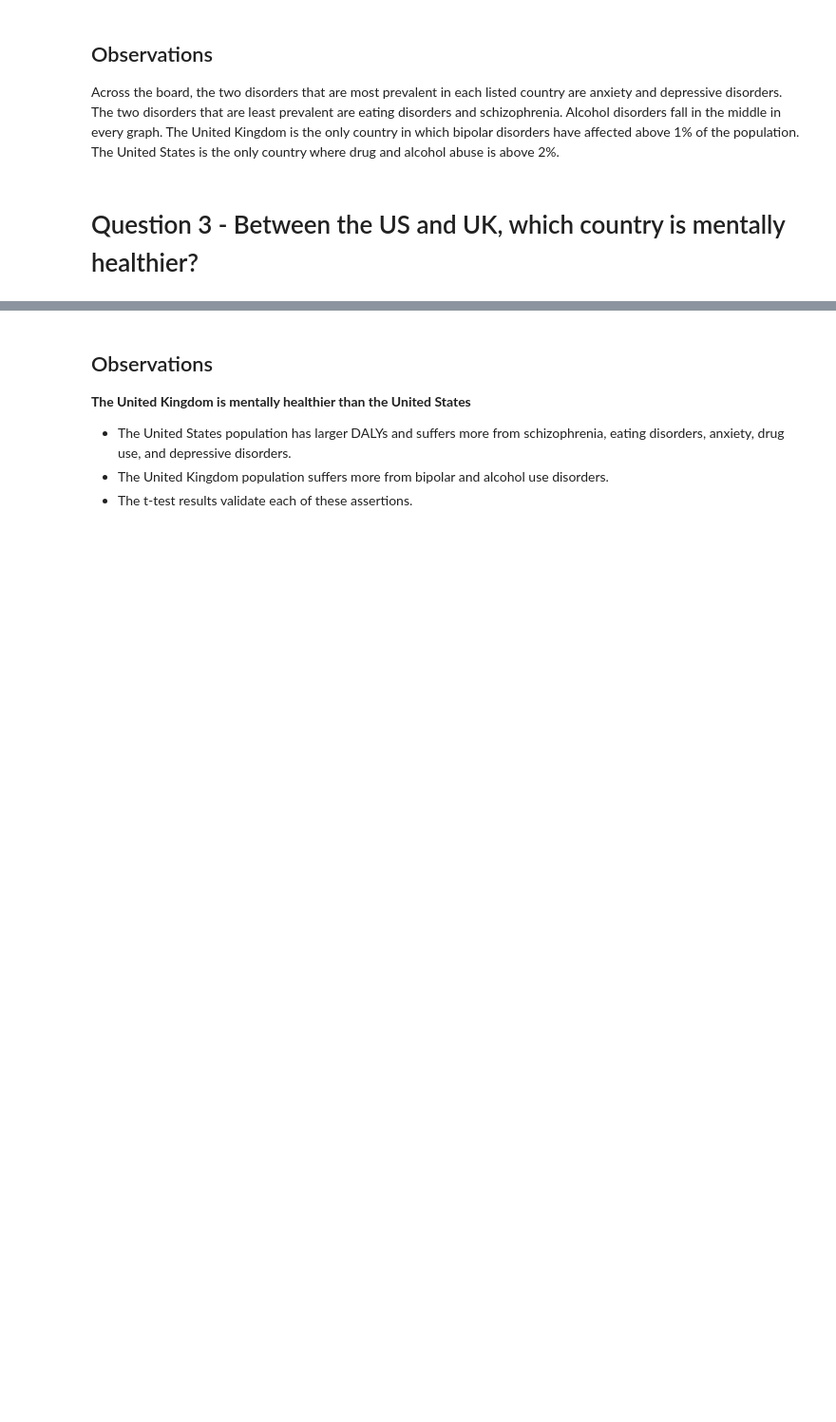
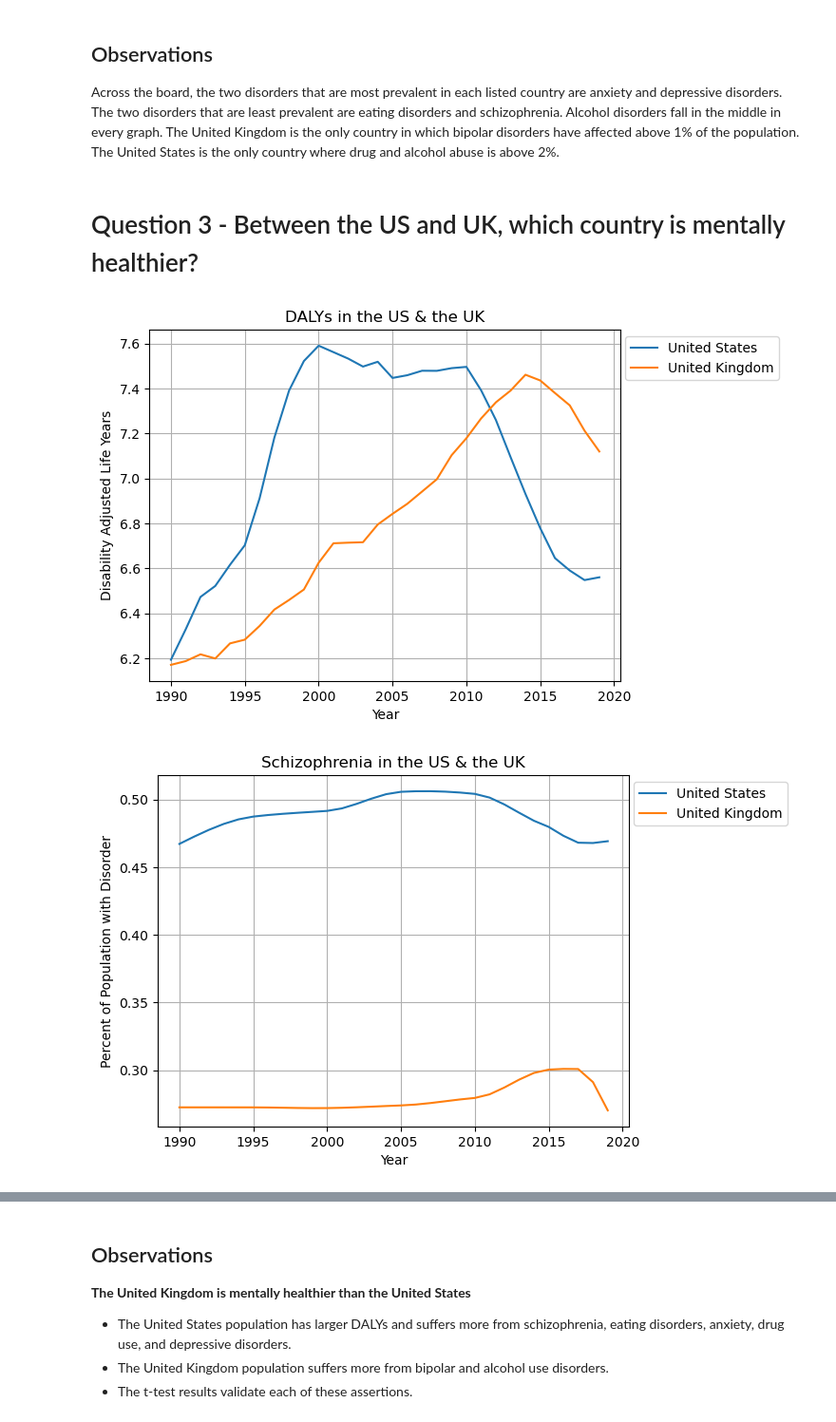
Before and after one commit to rutgers-bootcamp-project-1-team-5/mental_health, a Jupyter notebook: mental_health.ipynb, the cells around one changed output, grey strips where cells are left out. Shown at 95% size. Cells and saved outputs as stored; diff of their text form; code cells hidden in the pictures; blank space fills up the shorter version.

```diff
--- a/mental_health.ipynb
+++ b/mental_health.ipynb
@@ -260,3 +259,33 @@ Across the board, the two disorders that are most prevalent in each listed count
 The United Kingdom is the only country in which bipolar disorders have affected above 1% of the population. The United States is the only country where drug and alcohol abuse is above 2%.
 # %% [markdown]
 # Question 3 - Between the US and UK, which country is mentally healthier?
+# %%
+# Plot comparing DALYs between the US and the UK
+us_df = dalys_df[dalys_df['Entity'] == 'United States']
+uk_df = dalys_df[dalys_df['Entity'] == 'United Kingdom']
+plt.plot(us_df['Year'], us_df['DALYs'])
+plt.plot(uk_df['Year'], uk_df['DALYs'])
+plt.title('DALYs in the US & the UK')
+plt.xlabel('Year')
+plt.ylabel('Disability Adjusted Life Years')
+plt.legend(['United States', 'United Kingdom'], bbox_to_anchor=(1.35, 1))
+plt.grid()
+plt.savefig(Path('media', f"us_uk_dalys.png"), bbox_inches="tight")
+plt.show()
+
+# Plots comparing individual mental illness prevalence between the US and the UK
+us_df = disease_df[disease_df['Entity'] == 'United States']
+uk_df = disease_df[disease_df['Entity'] == 'United Kingdom']
+for d in diseases:
+    plt.plot(us_df['Year'], us_df[d])
+    plt.plot(uk_df['Year'], uk_df[d])
+    plt.title(f'{d} in the US & the UK')
+    plt.xlabel('Year')
+    plt.ylabel('Percent of Population with Disorder')
+    plt.legend(['United States', 'United Kingdom'], bbox_to_anchor=(1.35, 1))
+    plt.grid()
+    plt.savefig(Path('media', f"us_uk_{d}.png"), bbox_inches="tight")
+    plt.show()
+# %% [output]
+[figure, added]
+[figure, added]
```
Also changed, not shown: parts of 4 cells of this notebook, 20 other files.
